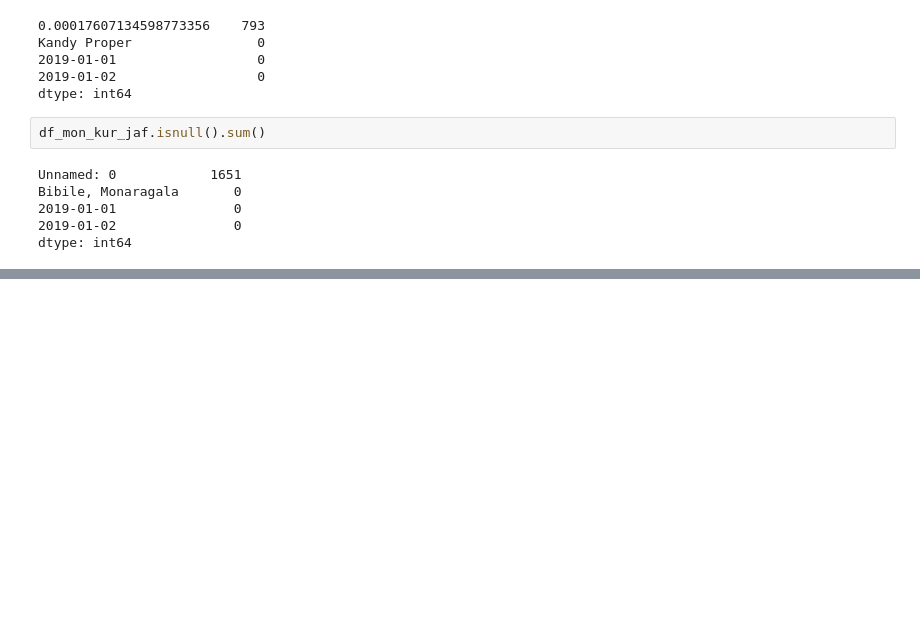
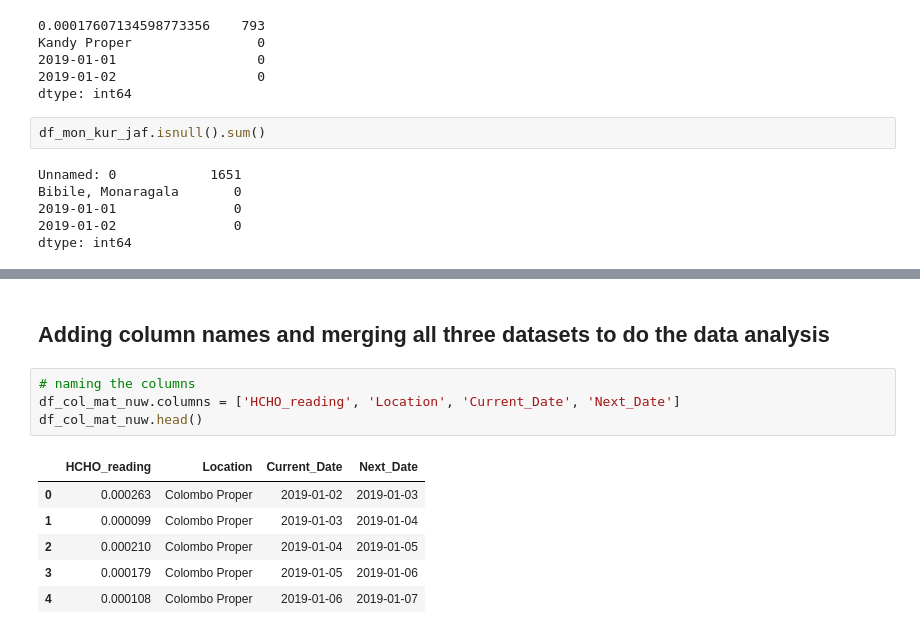
Before and after one commit to Lafri-13/Analysing-Tropospheric-Formaldehyde-HCHO-gas-in-Sri-Lanka, a Jupyter notebook: Analysis_HCHO.ipynb, the cells around one changed output, grey strips where cells are left out. Saved outputs shown, nothing was run; the diff lists cells and outputs as text; blank space fills up the shorter version.

Commit message:
Wrote the observations and named the column and merged the datasets

```diff
--- a/Analysis_HCHO.ipynb
+++ b/Analysis_HCHO.ipynb
@@ -150,0 +172,13 @@ dtype: int64
+# %% [markdown]
+## Adding column names and merging all three datasets to do the data analysis
+# %%
+# naming the columns
+df_col_mat_nuw.columns = ['HCHO_reading', 'Location', 'Current_Date', 'Next_Date']
+df_col_mat_nuw.head()
+# %% [output]
+|  | HCHO_reading | Location | Current_Date | Next_Date |
+| 0 | 0.000263 | Colombo Proper | 2019-01-02 | 2019-01-03 |
+| 1 | 0.000099 | Colombo Proper | 2019-01-03 | 2019-01-04 |
+| 2 | 0.000210 | Colombo Proper | 2019-01-04 | 2019-01-05 |
+| 3 | 0.000179 | Colombo Proper | 2019-01-05 | 2019-01-06 |
+| 4 | 0.000108 | Colombo Proper | 2019-01-06 | 2019-01-07 |
```
Also changed, not shown: parts of 7 cells of this notebook.
